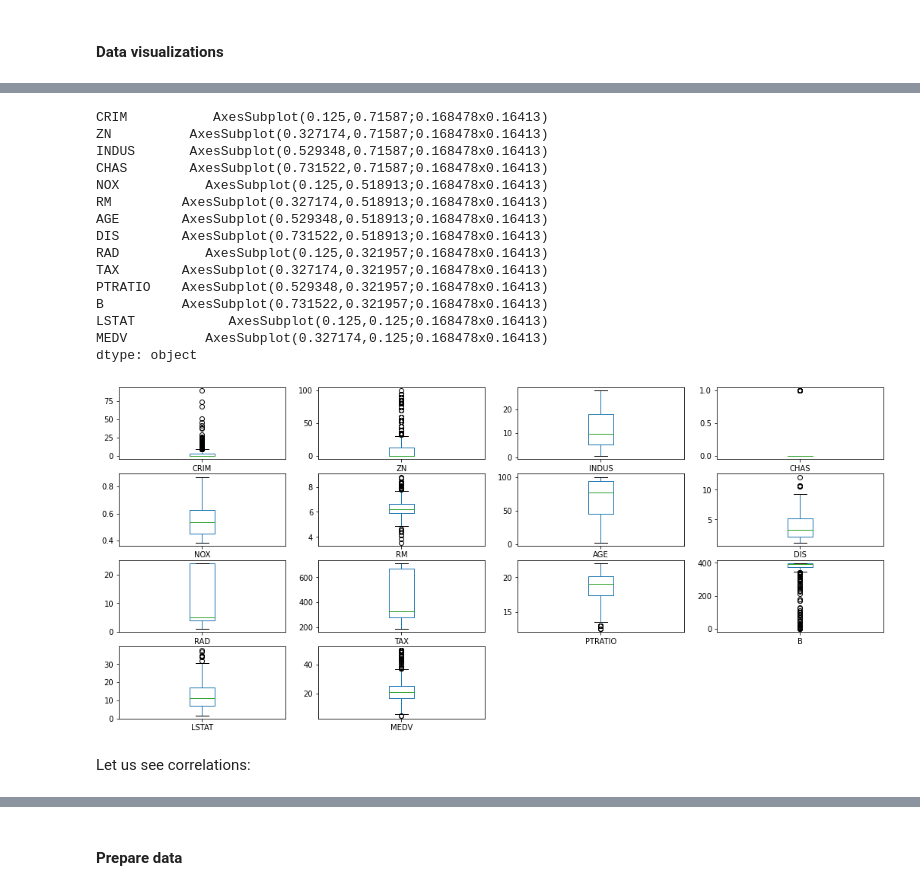
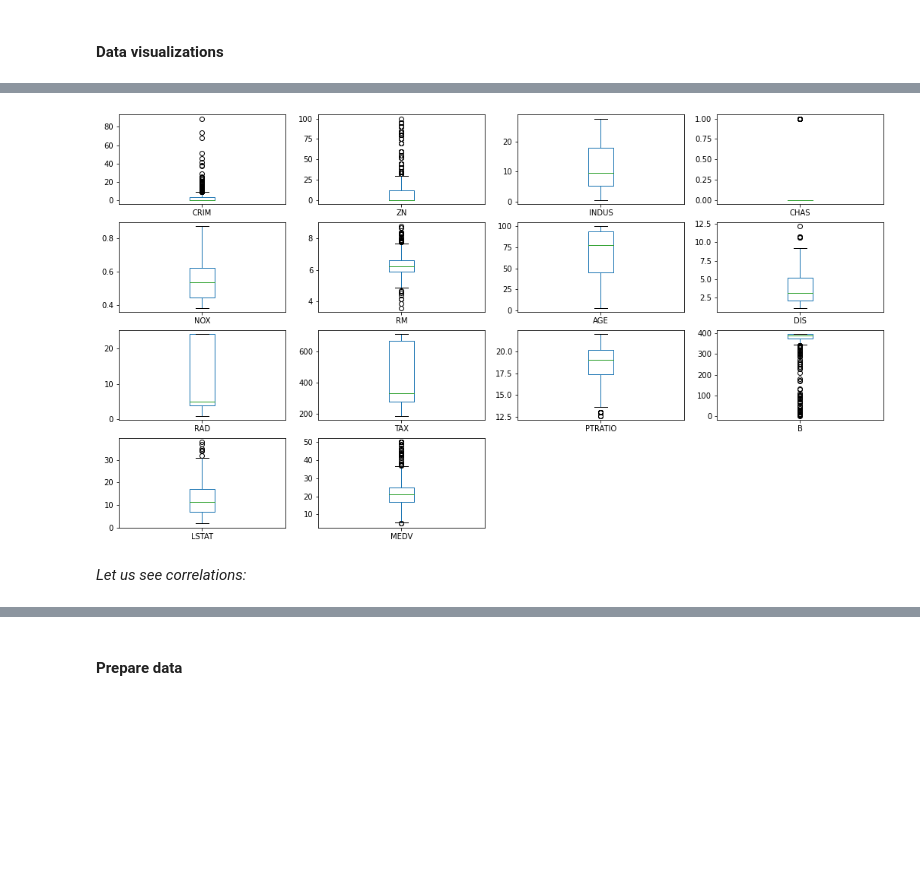
Before and after one commit to gecso75/projects, a Jupyter notebook: boston_house_price.ipynb, the cells around one changed output, grey strips where cells are left out. Cells and saved outputs as stored; diff of their text form; code cells hidden in the pictures; blank space fills up the shorter version.

```diff
--- a/boston_house_price.ipynb
+++ b/boston_house_price.ipynb
@@ -128,21 +120,6 @@ Let us see outliers:
 # %%
-df.plot(kind='box', subplots=True, layout=(4,4), sharex=False, sharey=False, figsize=(18, 8))
+fig = df.plot(kind='box', subplots=True, layout=(4,4), sharex=False, sharey=False, figsize=(18, 10))
 # %% [output]
-CRIM           AxesSubplot(0.125,0.71587;0.168478x0.16413)
-ZN          AxesSubplot(0.327174,0.71587;0.168478x0.16413)
-INDUS       AxesSubplot(0.529348,0.71587;0.168478x0.16413)
-CHAS        AxesSubplot(0.731522,0.71587;0.168478x0.16413)
-NOX           AxesSubplot(0.125,0.518913;0.168478x0.16413)
-RM         AxesSubplot(0.327174,0.518913;0.168478x0.16413)
-AGE        AxesSubplot(0.529348,0.518913;0.168478x0.16413)
-DIS        AxesSubplot(0.731522,0.518913;0.168478x0.16413)
-RAD           AxesSubplot(0.125,0.321957;0.168478x0.16413)
-TAX        AxesSubplot(0.327174,0.321957;0.168478x0.16413)
-PTRATIO    AxesSubplot(0.529348,0.321957;0.168478x0.16413)
-B          AxesSubplot(0.731522,0.321957;0.168478x0.16413)
-LSTAT            AxesSubplot(0.125,0.125;0.168478x0.16413)
-MEDV          AxesSubplot(0.327174,0.125;0.168478x0.16413)
-dtype: object
-[figure, old version]
+[figure, new version]
 # %% [markdown]
-Let us see correlations:
+_Let us see correlations:_
```
Also changed, not shown: parts of 33 cells of this notebook.
